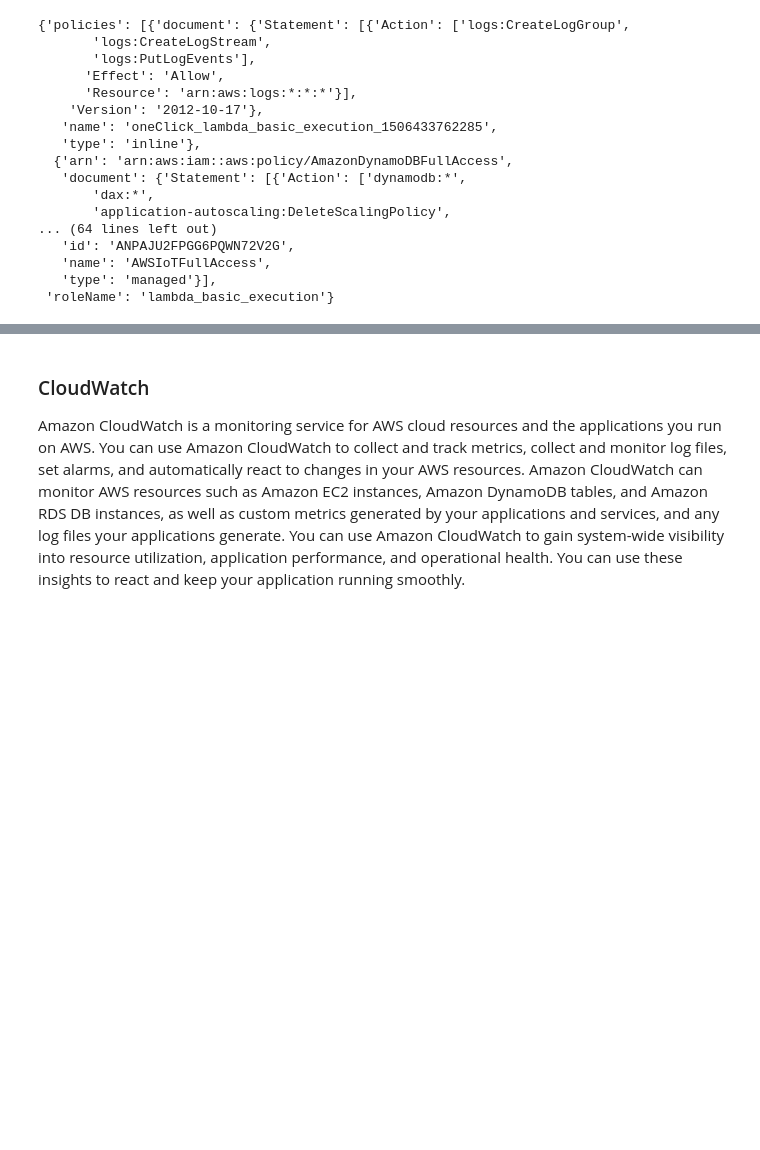
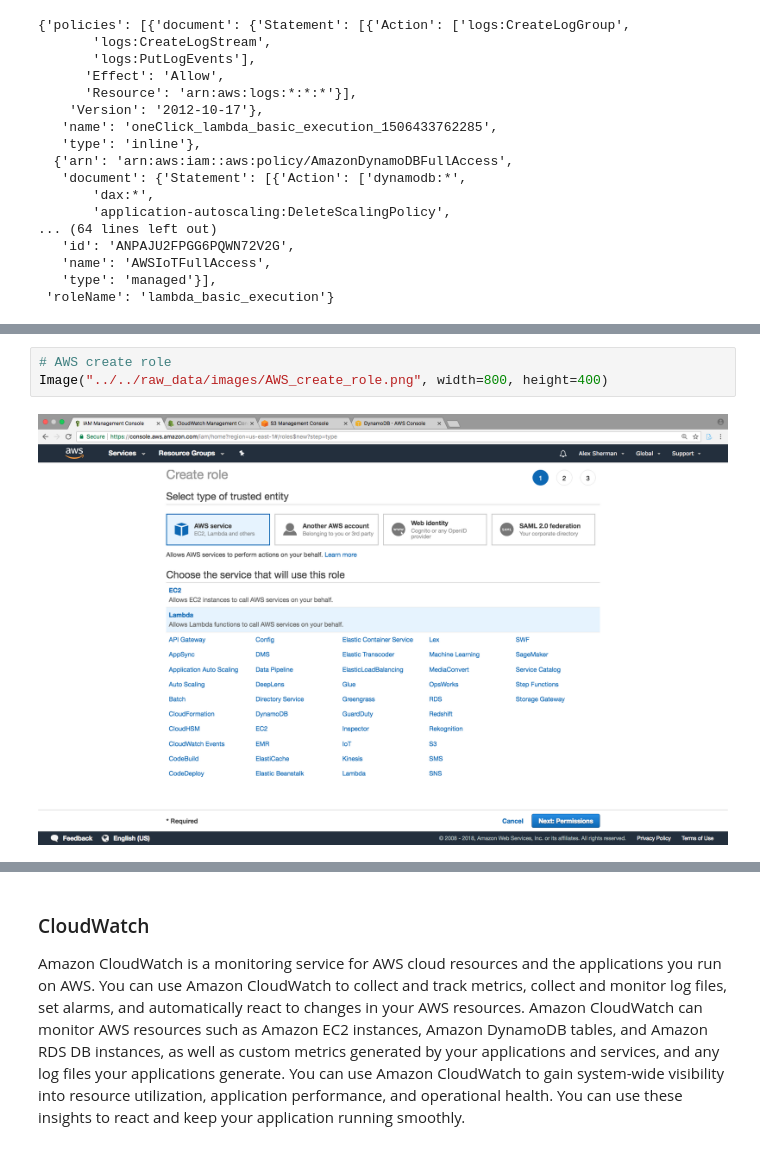
Before and after one commit to Alexjmsherman/nlp_practicum_original, a Jupyter notebook: lessons/lesson_5_refactoring/AWS Data Processing.ipynb, the cells around one changed output, grey strips where cells are left out. Drawn from its saved outputs; the diff is of its cells as text; blank space fills up the shorter version.

```diff
--- a/lessons/lesson_5_refactoring/AWS Data Processing.ipynb
+++ b/lessons/lesson_5_refactoring/AWS Data Processing.ipynb
@@ -359,0 +382,5 @@ The function policy defines which AWS resources are allowed to invoke your funct
+# %%
+# AWS create role
+Image("../../raw_data/images/AWS_create_role.png", width=800, height=400)
+# %% [output]
+[figure, added]
```
Also changed, not shown: parts of 18 cells of this notebook.
